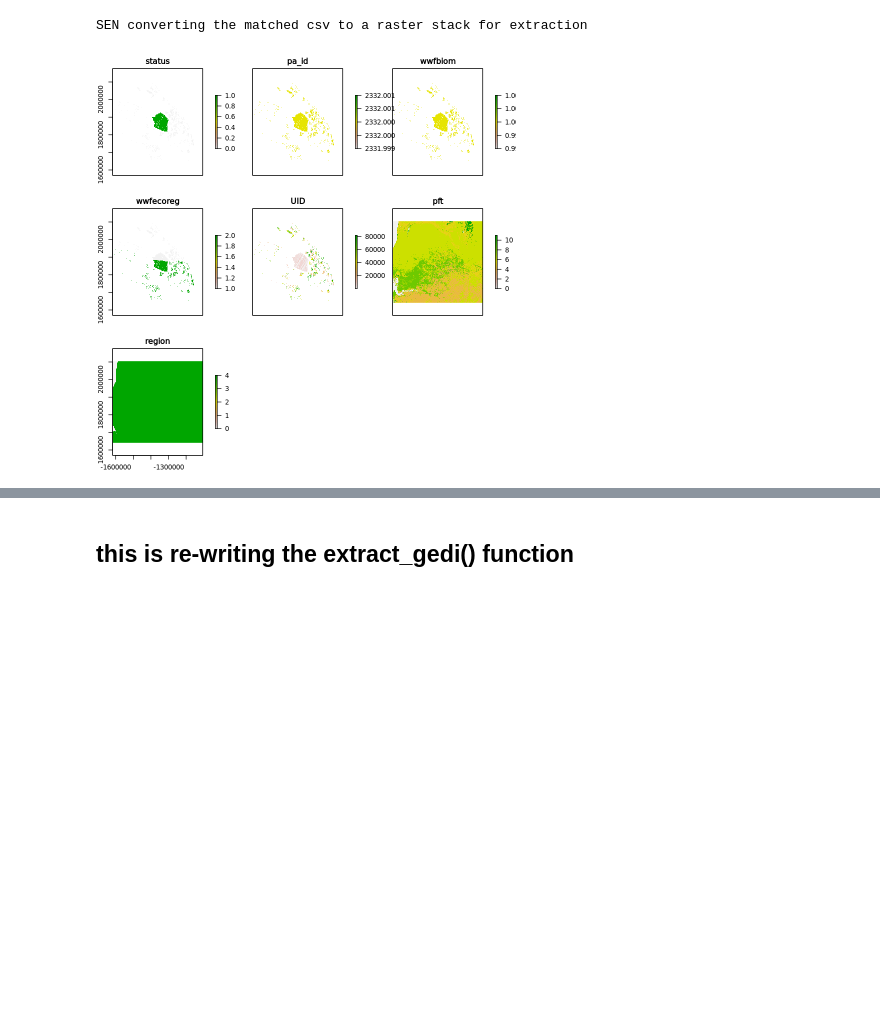
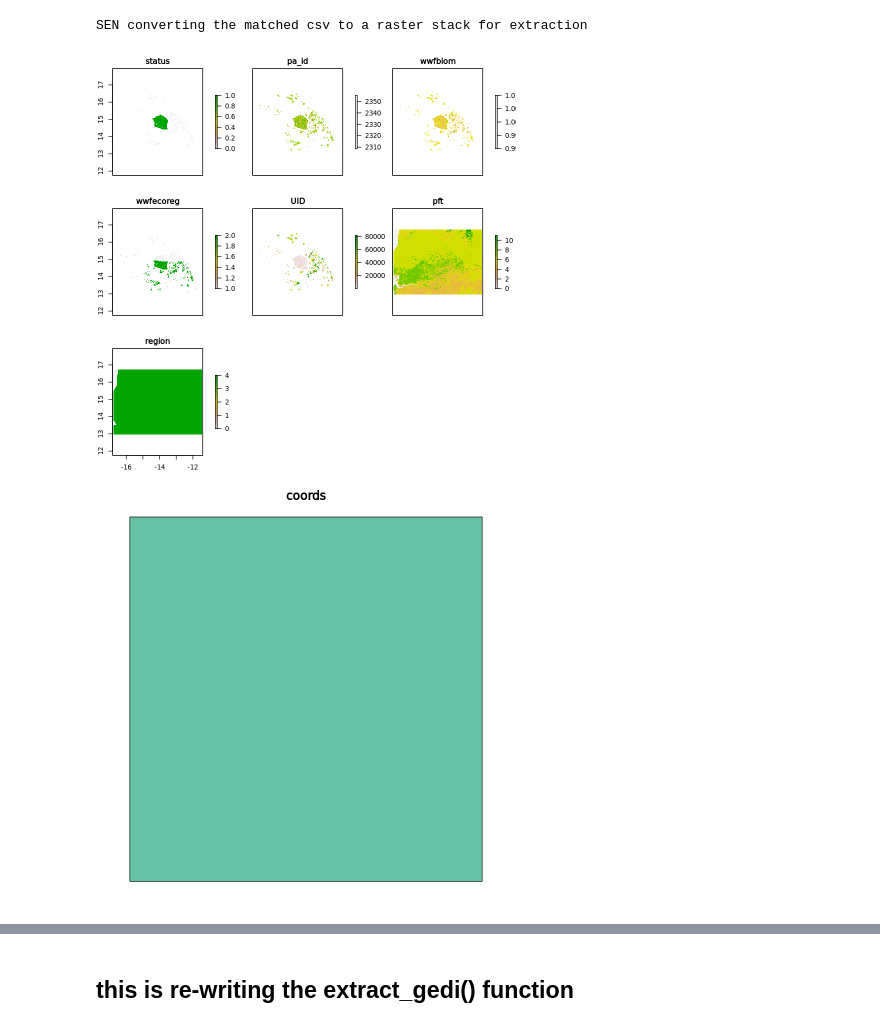
Before and after one commit to GEDI-PA/MAAP_GEDIAnalysis, a Jupyter notebook: global2.ipynb, the cells around one changed output, grey strips where cells are left out. Cells and saved outputs as stored; diff of their text form; code cells hidden in the pictures; blank space fills up the shorter version.

```diff
--- a/global2.ipynb
+++ b/global2.ipynb
@@ -385,5 +339,9 @@ SEN converting the matched csv to a raster stack for extraction
 # %%
-plot(mras)
+plot(mrasProj)
 # %% [output]
-[figure, old version]
+[figure, new version]
+# %%
+plot(tile)
+# %% [output]
+[figure, added]
 # %%
```
Also changed, not shown: parts of 25 cells of this notebook.
